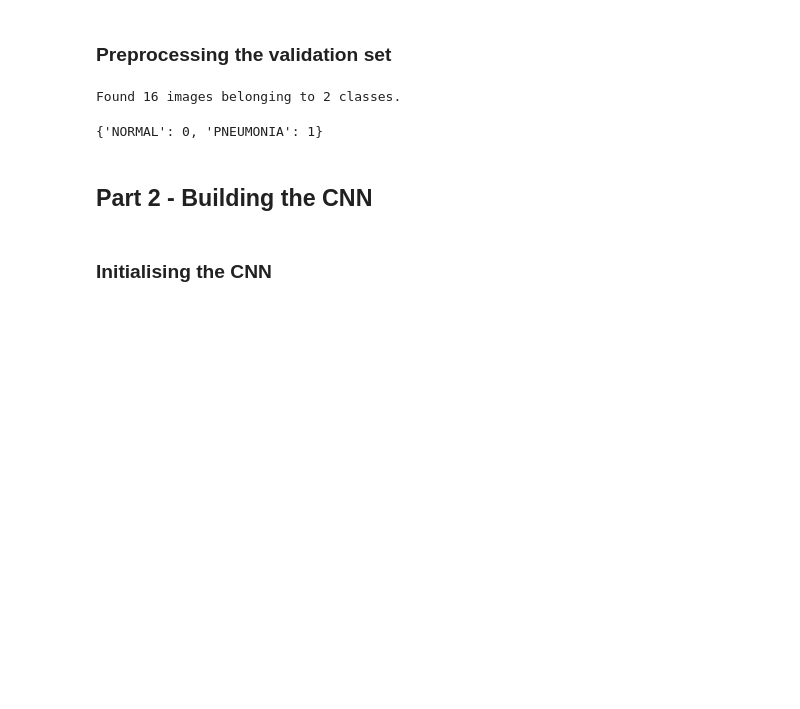
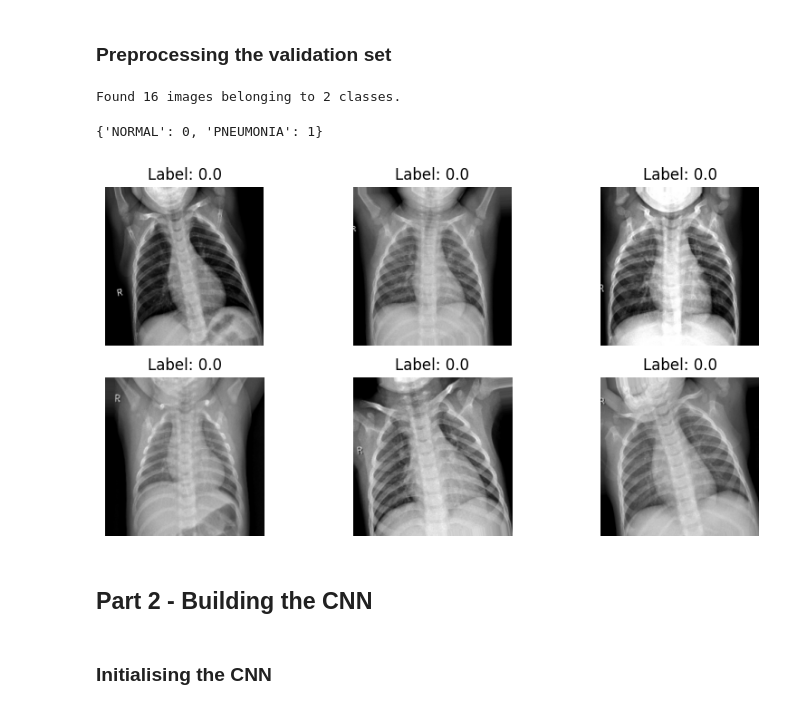
Before and after one commit to david-boules/SDS-CP021-pneumonia-detection, a Jupyter notebook: notebooks/sivarama-ayyar/Sivarama-SDS-CP021-pneumonia-detection.ipynb, the cells around one changed output. Cells and saved outputs as stored; diff of their text form; code cells hidden in the pictures; blank space fills up the shorter version.

```diff
--- a/notebooks/sivarama-ayyar/Sivarama-SDS-CP021-pneumonia-detection.ipynb
+++ b/notebooks/sivarama-ayyar/Sivarama-SDS-CP021-pneumonia-detection.ipynb
@@ -15,14 +17,20 @@ VALIDATION_SET_DIR = "/Users/sivaram/Developer/SDS/SuperDataScience-Community-Pr
 ### Preprocessing the Training set
 # %%
 # Image augmentation gives variety and diversity of training set to avoid overfitting
-train_datagen = ImageDataGenerator(rescale = 1./255,
-                                   shear_range = 0.2,
-                                   zoom_range = 0.2,
-                                   horizontal_flip = True)
+train_datagen= ImageDataGenerator(
+    rescale = 1./255,
+    rotation_range = 10,
+    width_shift_range = 0.05,
+    height_shift_range = 0.05,
+    zoom_range = 0.05,
+    horizontal_flip = False,
+    fill_mode = 'nearest'
+)
 training_set = train_datagen.flow_from_directory(TRAINING_SET_DIR,
-                                                 target_size = (64, 64),
+                                                 target_size = (224,224),
                                                  batch_size = 32,
-                                                 class_mode = 'binary')
+                                                 class_mode = 'binary',
+                                                 shuffle = False)
 # %% [output]
 Found 5216 images belonging to 2 classes.
 # %%
@@ -60,6 +70,19 @@ labels = (val_set.class_indices)
 print(labels)
 # %% [output]
 {'NORMAL': 0, 'PNEUMONIA': 1}
+# %%
+images, labels = next(training_set)
+
+# Display the first 6 images
+plt.figure(figsize=(10, 5))
+for i in range(6):
+    plt.subplot(2, 3, i+1)
+    plt.imshow(images[i])  # Display the image
+    plt.title(f"Label: {labels[i]}")  # Show label
+    plt.axis('off')  # Hide axis
+plt.show()
+# %% [output]
+[figure, added]
 # %% [markdown]
 ## Part 2 - Building the CNN
 # %% [markdown]
```
Also changed, not shown: parts of 14 cells of this notebook, 1 other file.
